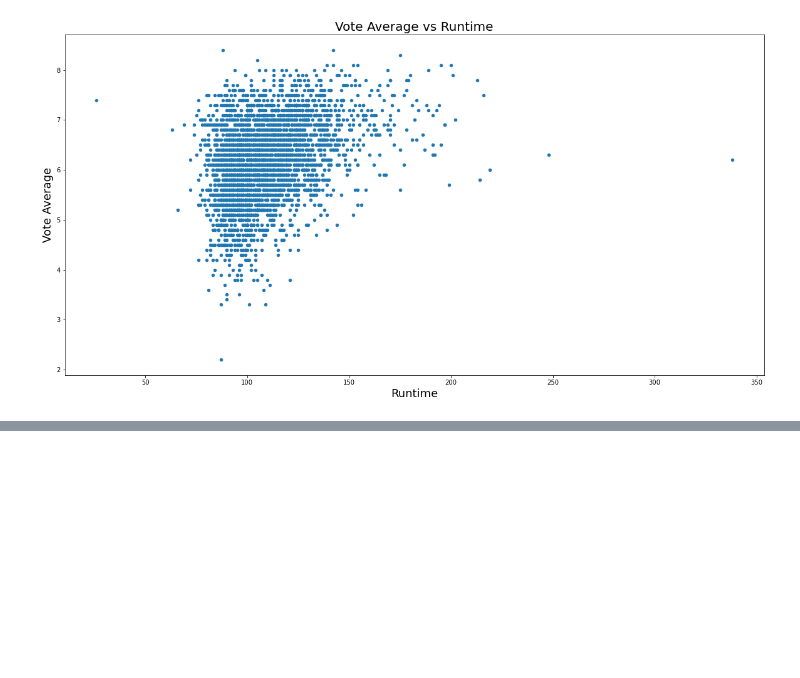
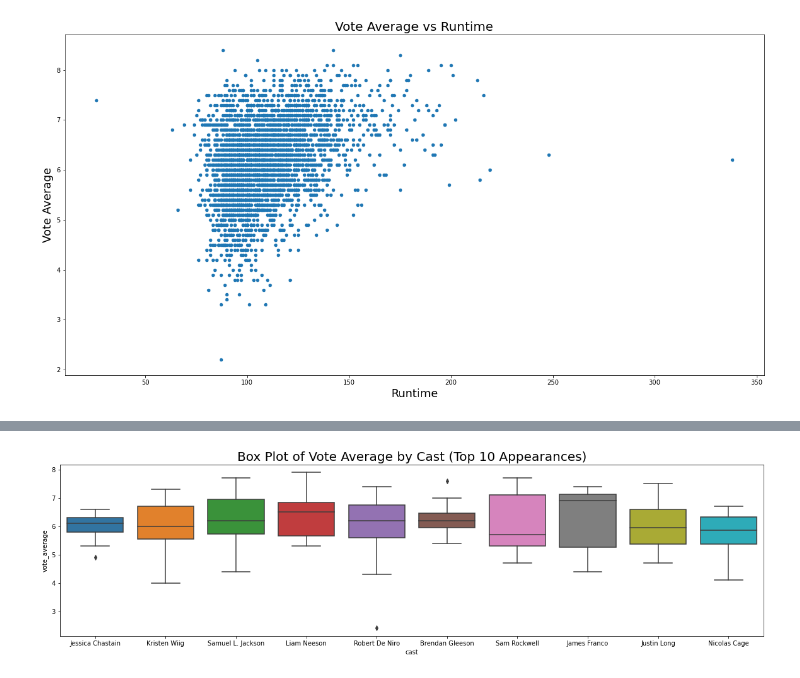
Before and after one commit to KaoriMI/Project_Investigate_a_Dataset, a Jupyter notebook: Draft_report.ipynb, the cells around one changed output, grey strips where cells are left out. Cells and saved outputs as stored; diff of their text form; code cells hidden in the pictures; blank space fills up the shorter version.

```diff
--- a/Draft_report.ipynb
+++ b/Draft_report.ipynb
@@ -270,0 +300,8 @@ ValueError: Grouper and axis must be same length
+# %%
+plt.figure(figsize=(20,5))
+sns.boxplot(df_cast_top.cast, df_cast_top.vote_average)
+plt.title('Box Plot of Vote Average by Cast (Top 10 Appearances)', fontsize = 20)
+plt.savefig('boxplot2.png')
+plt.show()
+# %% [output]
+[figure, added]
```
Also changed, not shown: parts of 53 cells of this notebook, 3 other files.
